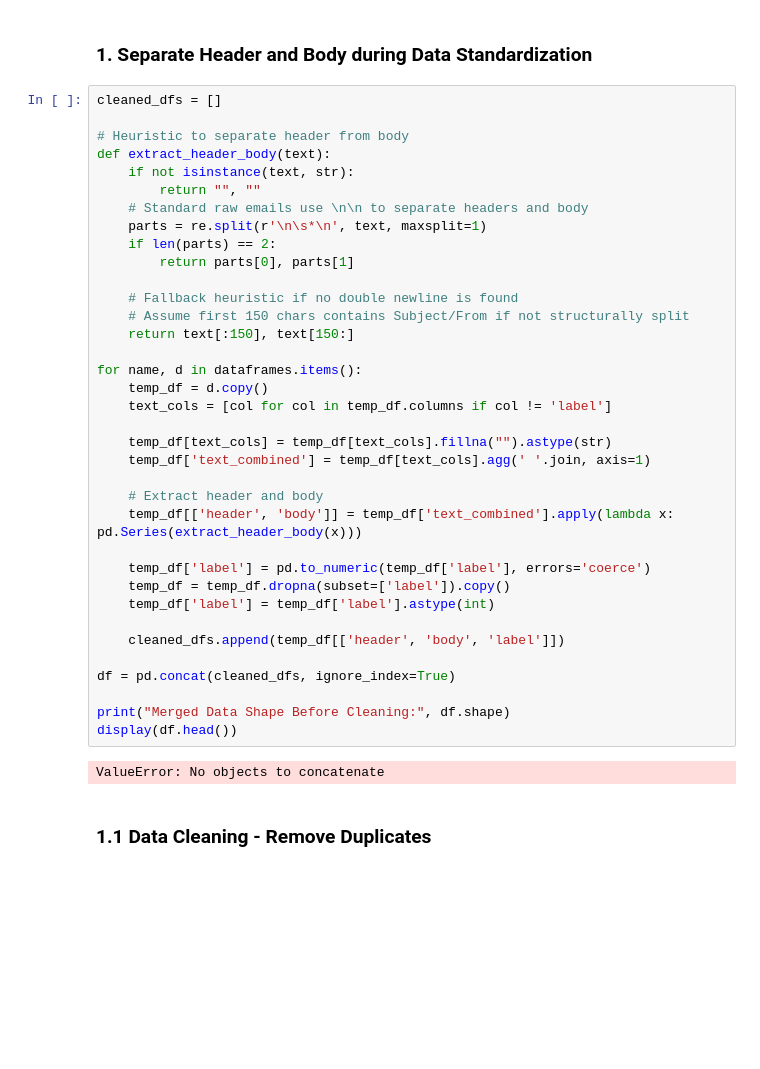
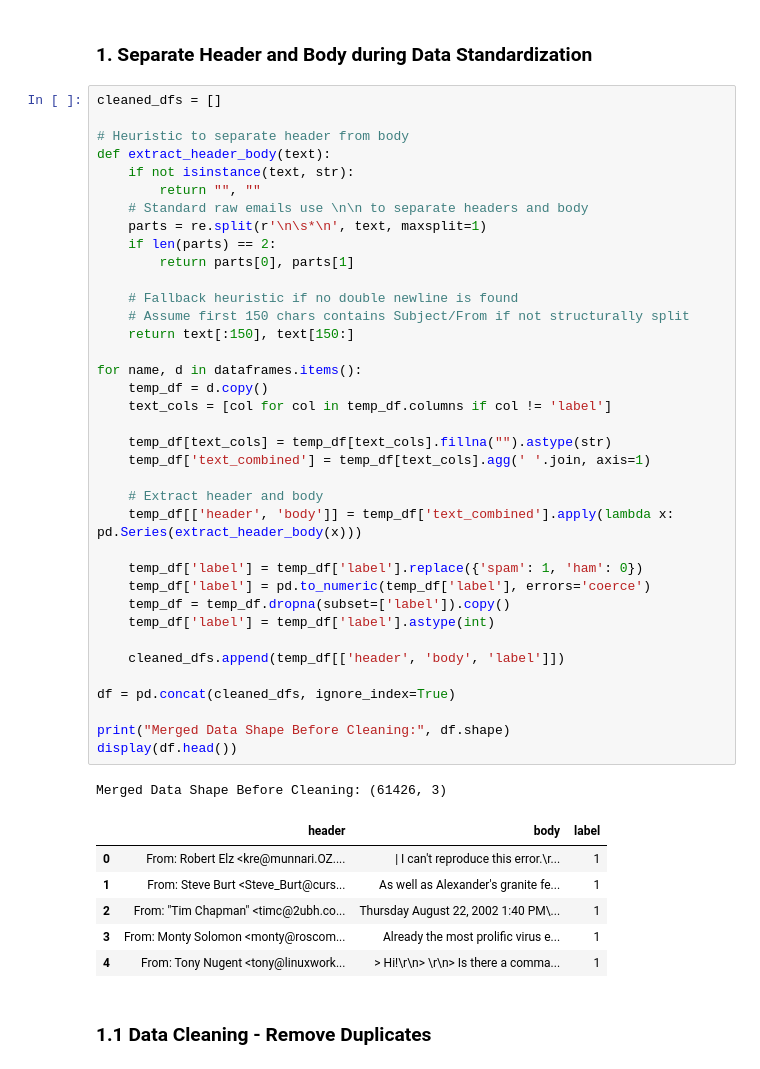
Before and after one commit to JayLao27/AI-extension-BEC-detection, a Jupyter notebook: Datacleaning/BEC-TwoStage/BEC_Two_Stage_Detection.ipynb, the cells around one changed output. Cells and saved outputs as stored; diff of their text form; blank space fills up the shorter version.

```diff
--- a/Datacleaning/BEC-TwoStage/BEC_Two_Stage_Detection.ipynb
+++ b/Datacleaning/BEC-TwoStage/BEC_Two_Stage_Detection.ipynb
@@ -59,34 +61,41 @@ def extract_header_body(text):
     # Standard raw emails use \n\n to separate headers and body
     parts = re.split(r'\n\s*\n', text, maxsplit=1)
     if len(parts) == 2:
         return parts[0], parts[1]
 
     # Fallback heuristic if no double newline is found
     # Assume first 150 chars contains Subject/From if not structurally split
     return text[:150], text[150:]
 
 for name, d in dataframes.items():
     temp_df = d.copy()
     text_cols = [col for col in temp_df.columns if col != 'label']
 
     temp_df[text_cols] = temp_df[text_cols].fillna("").astype(str)
     temp_df['text_combined'] = temp_df[text_cols].agg(' '.join, axis=1)
 
     # Extract header and body
     temp_df[['header', 'body']] = temp_df['text_combined'].apply(lambda x: pd.Series(extract_header_body(x)))
 
+    temp_df['label'] = temp_df['label'].replace({'spam': 1, 'ham': 0})
     temp_df['label'] = pd.to_numeric(temp_df['label'], errors='coerce')
     temp_df = temp_df.dropna(subset=['label']).copy()
     temp_df['label'] = temp_df['label'].astype(int)
 
     cleaned_dfs.append(temp_df[['header', 'body', 'label']])
 
 df = pd.concat(cleaned_dfs, ignore_index=True)
 
 print("Merged Data Shape Before Cleaning:", df.shape)
 display(df.head())
 # %% [output]
-ValueError: No objects to concatenate
+Merged Data Shape Before Cleaning: (61426, 3)
+|  | header | body | label |
+| 0 | From: Robert Elz <kre@munnari.OZ.... | | I can't reproduce this error.\r... | 1 |
+| 1 | From: Steve Burt <Steve_Burt@curs... | As well as Alexander's granite fe... | 1 |
+| 2 | From: "Tim Chapman" <timc@2ubh.co... | Thursday August 22, 2002 1:40 PM\... | 1 |
+| 3 | From: Monty Solomon <monty@roscom... | Already the most prolific virus e... | 1 |
+| 4 | From: Tony Nugent <tony@linuxwork... | > Hi!\r\n> \r\n> Is there a comma... | 1 |
 # %% [markdown]
 ### 1.1 Data Cleaning - Remove Duplicates
 # %%
```
Also changed, not shown: parts of 12 cells of this notebook, 14 other files.
